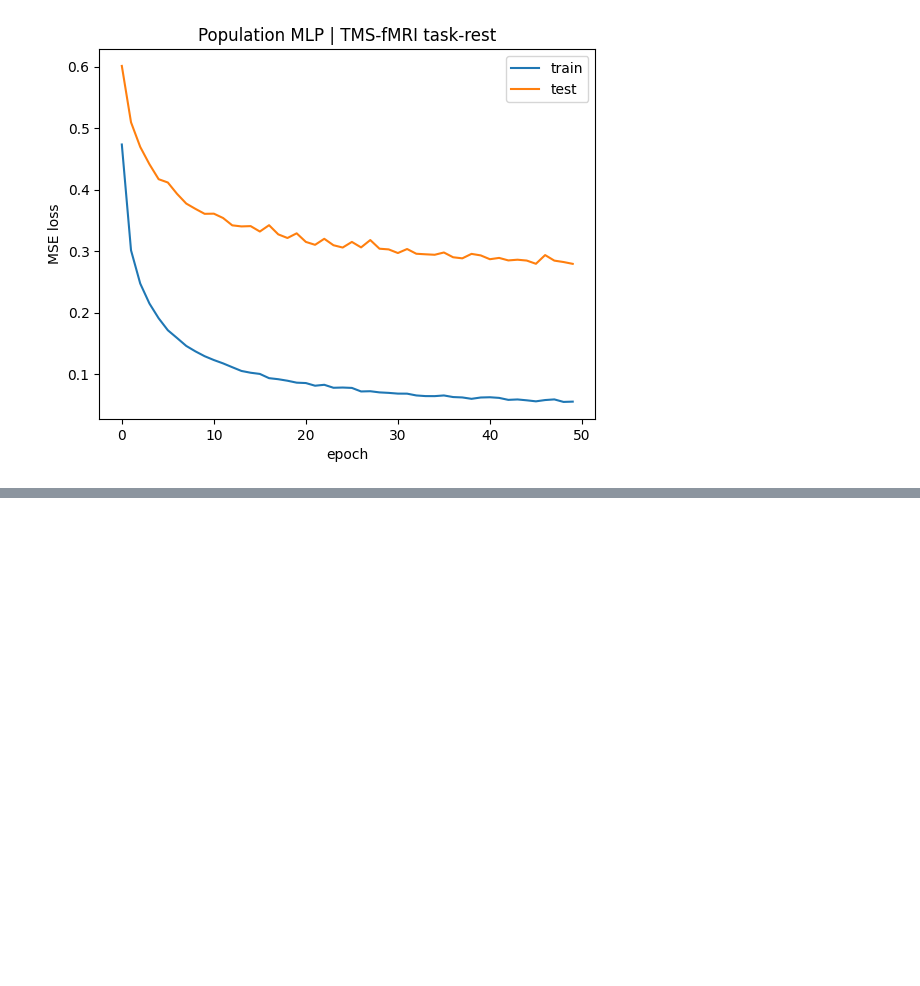
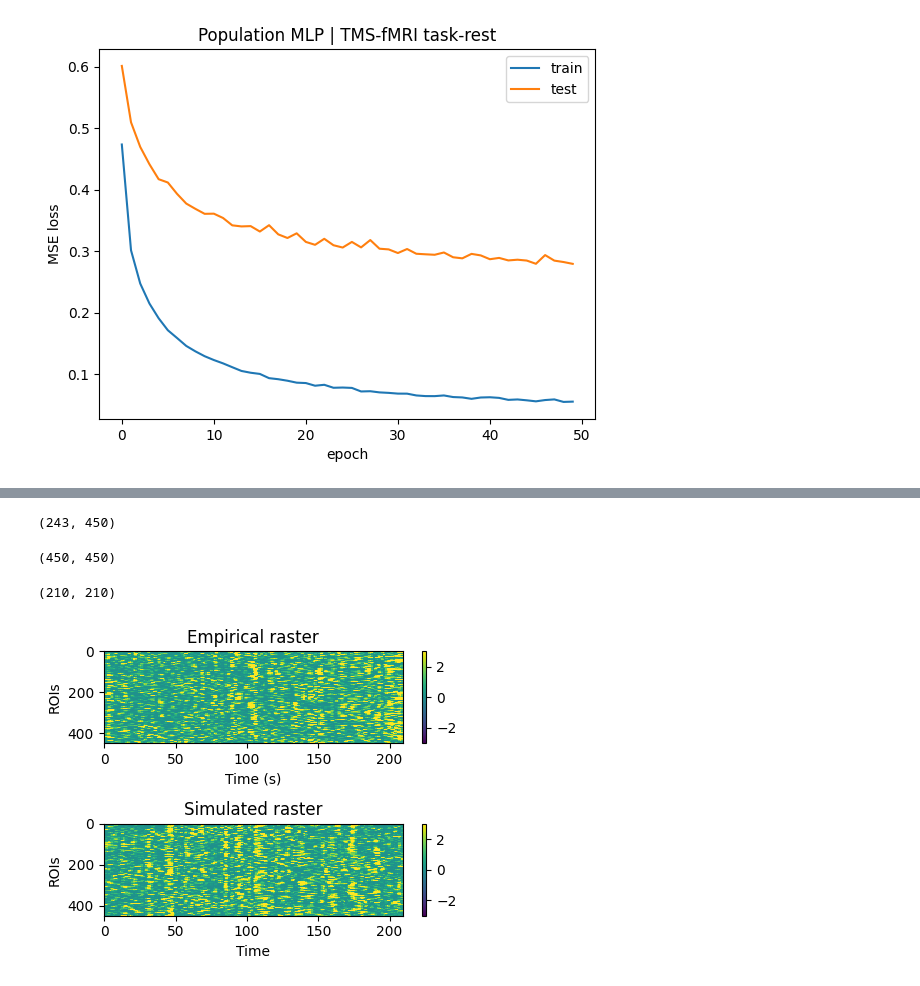
Before and after one commit to grabuffo/BrainStim_ANN_fMRI_HCP, a Jupyter notebook: notebooks/Fit_TMS_fMRI_data.ipynb, the cells around one changed output, grey strips where cells are left out. Drawn from its saved outputs; the diff is of its cells as text; code cells hidden in the pictures; blank space fills up the shorter version.

```diff
--- a/notebooks/Fit_TMS_fMRI_data.ipynb
+++ b/notebooks/Fit_TMS_fMRI_data.ipynb
@@ -322,0 +355,60 @@ plt.show()
+# %%
+S=3 #number of steps
+N=Z.shape[1] #number of regions
+Zsim = NPI.model_time_series(model, np.zeros((S,N)), tlen=240, noise_strength=0.2)
+Zsim.shape
+# %% [output]
+(243, 450)
+# %%
+# Empirical vs simulated time series, FC, and dFC
+from scipy import stats
+
+def go_edge(tseries):
+    nregions=tseries.shape[1]
+    Blen=tseries.shape[0]
+    nedges=int(nregions**2/2-nregions/2)
+    iTriup= np.triu_indices(nregions,k=1)
+    gz=stats.zscore(tseries)
+    Eseries = gz[:,iTriup[0]]*gz[:,iTriup[1]]
+    return Eseries
+
+def dFC(tseries):
+    return np.corrcoef(go_edge(tseries))
+
+test_dur=210 #int(len(Z)-len(Z)/100*80) #3000
+
+emp=Z[-test_dur:,:]
+sim=Zsim[-test_dur:,:]
+
+FC_emp=np.corrcoef(emp.T)
+FC_sim=np.corrcoef(sim.T)
+
+dFC_emp=dFC(emp)
+dFC_sim=dFC(sim)
+# %%
+FC_emp.shape
+# %% [output]
+(450, 450)
+# %%
+dFC_emp.shape
+# %% [output]
+(210, 210)
+# %%
+plt.figure(figsize=(4.6,3.6))
+plt.subplot(2,1,1)
+plt.title('Empirical raster')
+plt.imshow((stats.zscore(emp,axis=0)**2).T,aspect='auto',vmin=-3,vmax=3,cmap='viridis',interpolation='nearest')
+plt.colorbar()
+plt.xlabel('Time (s)')
+plt.ylabel('ROIs')
+plt.subplot(2,1,2)
+plt.title('Simulated raster')
+plt.imshow((stats.zscore(sim,axis=0)**2).T,aspect='auto',vmin=-3,vmax=3,cmap='viridis',interpolation='nearest')
+plt.colorbar()
+plt.xlabel('Time')
+plt.ylabel('ROIs')
+#plt.axis('off')
+plt.tight_layout()
+plt.show()
+# %% [output]
+[figure, added]
```
Also changed, not shown: parts of 17 cells of this notebook.
